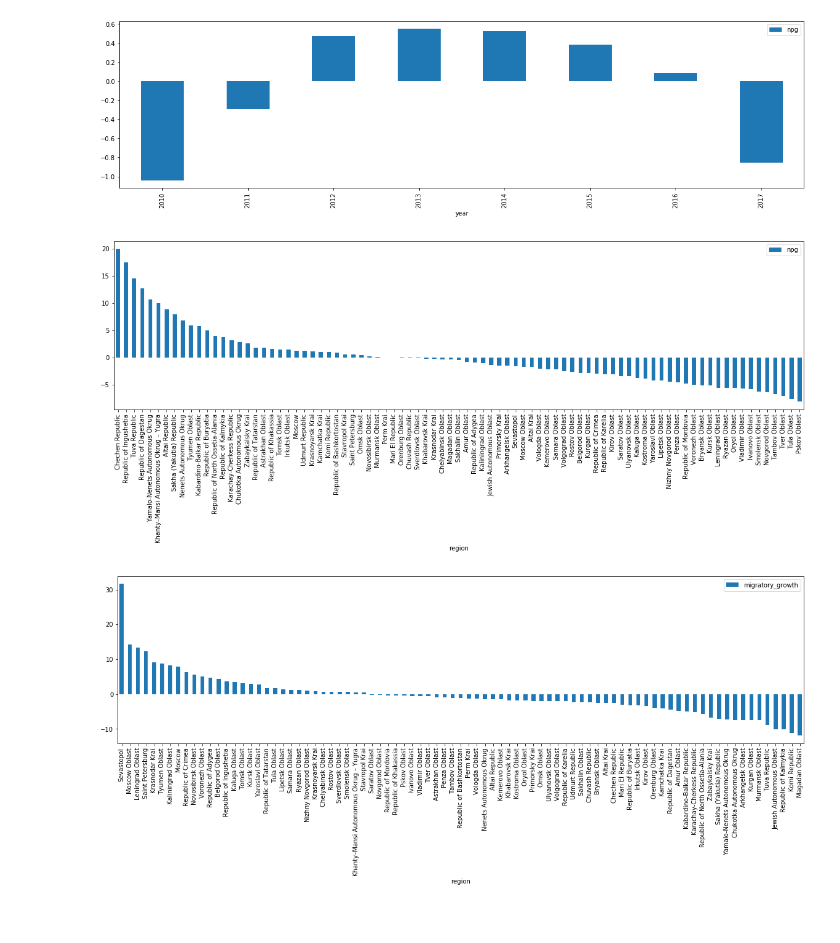
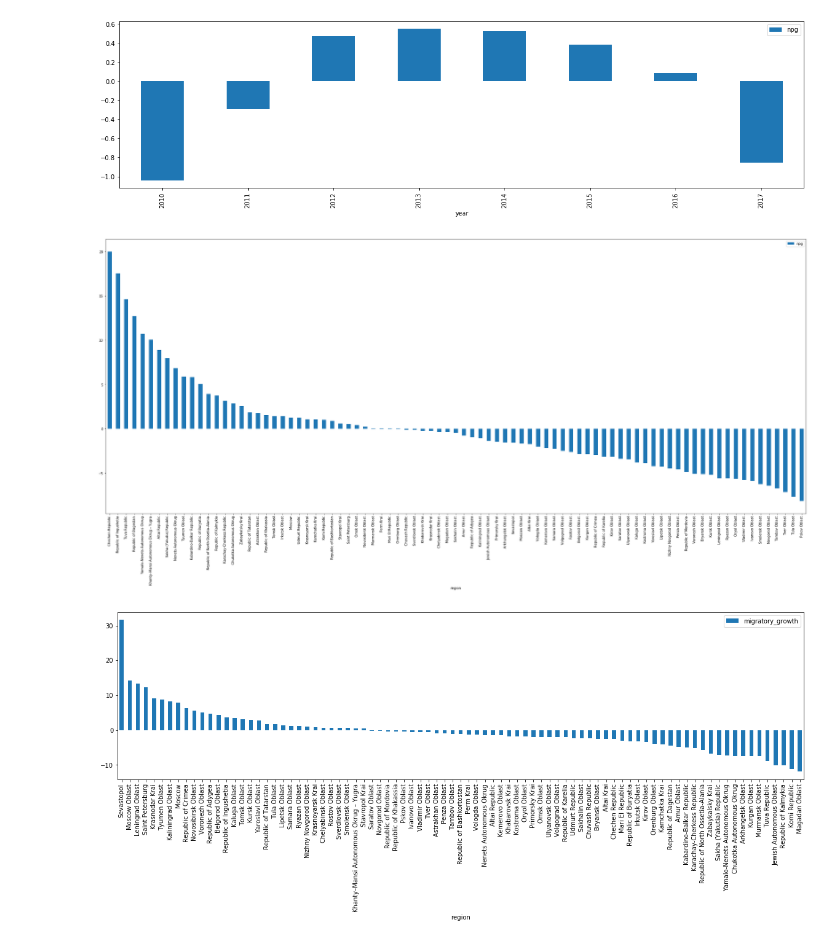
Before and after one commit to ElenaSarandria/Russian-demographics-and-population-analysis-Project-, a Jupyter notebook: RussianDemography.ipynb, the cells around one changed output. Drawn from its saved outputs; the diff is of its cells as text; code cells hidden in the pictures.

Commit message:
Changed the figsize by adding dpi=100 when saving figure

```diff
--- a/RussianDemography.ipynb
+++ b/RussianDemography.ipynb
@@ -160,11 +160,12 @@ plt.show()
 # the above graph shows the trend of npg over the years. it looks similar to that of difference in the above graph.
 # %%
 #Create a bar chart analysis based on npg and region and sort based on npg to understand how the trend is over the region
-readfile_df.groupby(['region']).agg({'npg': 'mean'}).sort_values(by='npg',ascending=False).plot.bar(figsize=(20,5))
-plt.savefig("russiandemography/NPGvsRegion.png")
+readfile_df.groupby(['region']).agg({'npg': 'mean'}).sort_values(by='npg',ascending=False).plot.bar(figsize=(30,15))
+plt.savefig("russiandemography/NPGvsRegion.png",dpi=80)
+plt.tight_layout()
 plt.show()
 # %% [output]
-[figure, old version]
+[figure, new version]
 # %%
 # the above graph shows the max npg is on chechen Republic and the least is at Pskov Oblast.There is no considerable
 #change in the npg for the region kamchatka krai.
```
Also changed, not shown: parts of 4 cells of this notebook, 4 other files.
